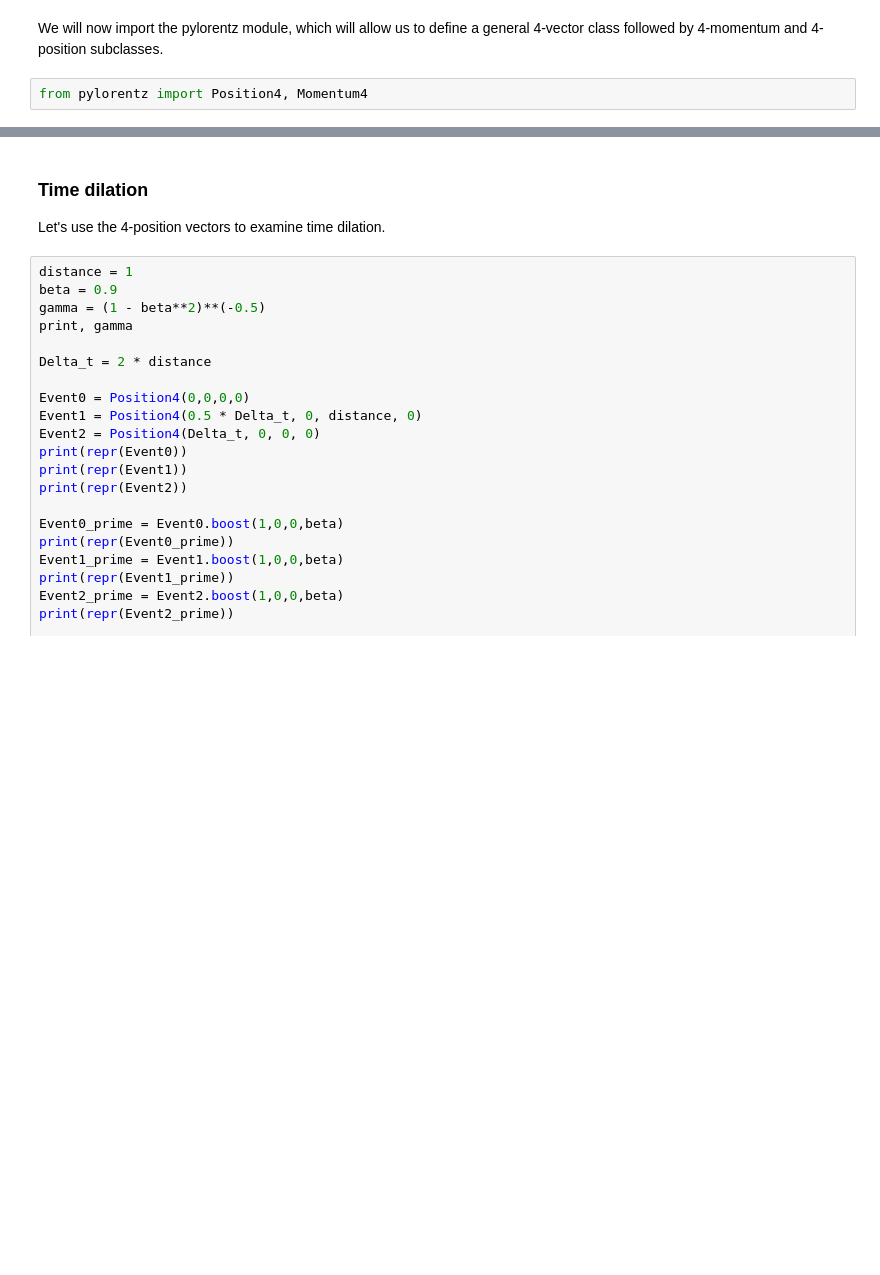
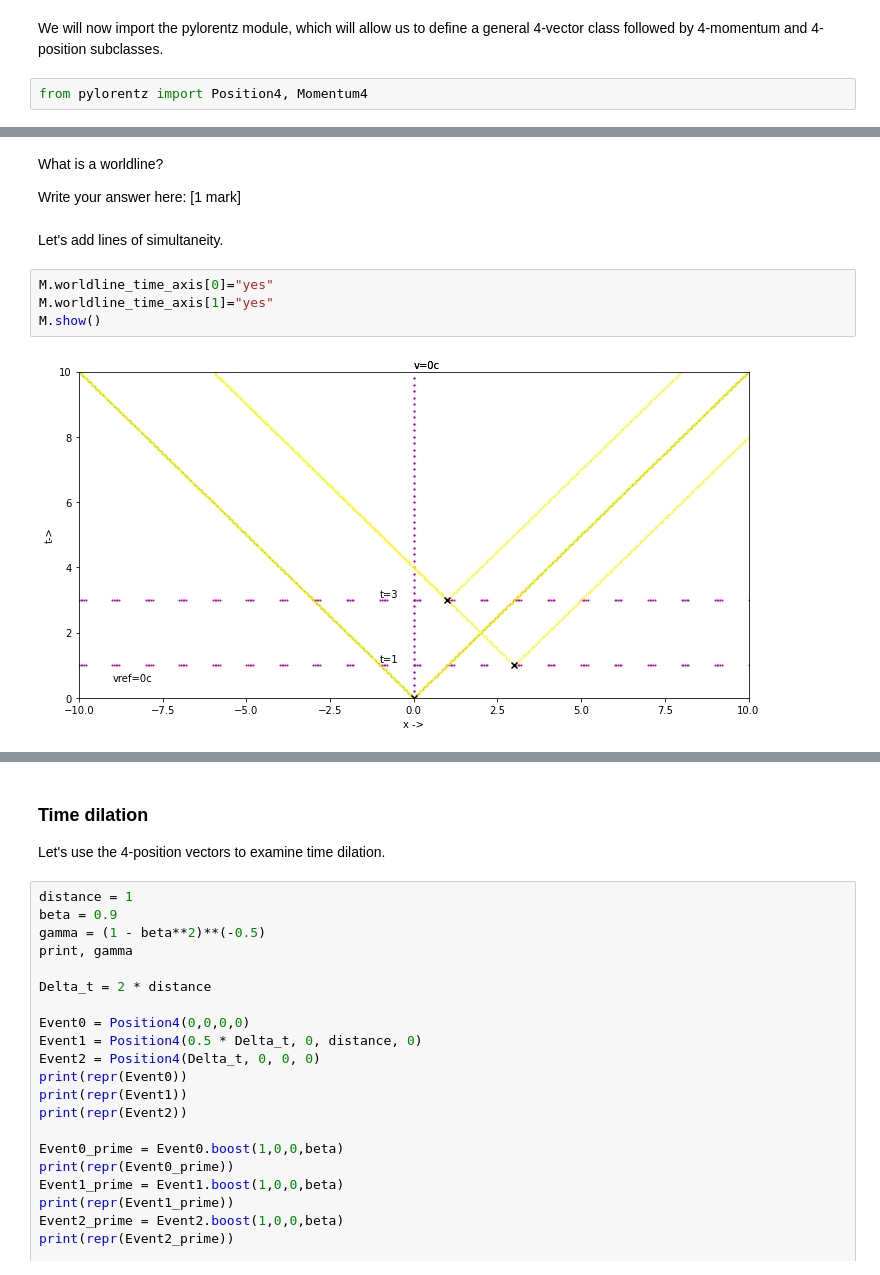
Before and after one commit to mealworm/PHYS3007, a Jupyter notebook: Lorentz.ipynb, the cells around one changed output, grey strips where cells are left out. Cells and saved outputs as stored; diff of their text form; blank space fills up the shorter version.

```diff
--- a/Lorentz.ipynb
+++ b/Lorentz.ipynb
@@ -34,0 +244,12 @@ from pylorentz import Position4, Momentum4
+# %% [markdown]
+What is a worldline?
+
+Write your answer here: [1 mark]
+# %% [markdown]
+Let's add lines of simultaneity.
+# %%
+M.worldline_time_axis[0]="yes"
+M.worldline_time_axis[1]="yes"
+M.show()
+# %% [output]
+[figure, added]
```
Also changed, not shown: parts of 69 cells of this notebook.
